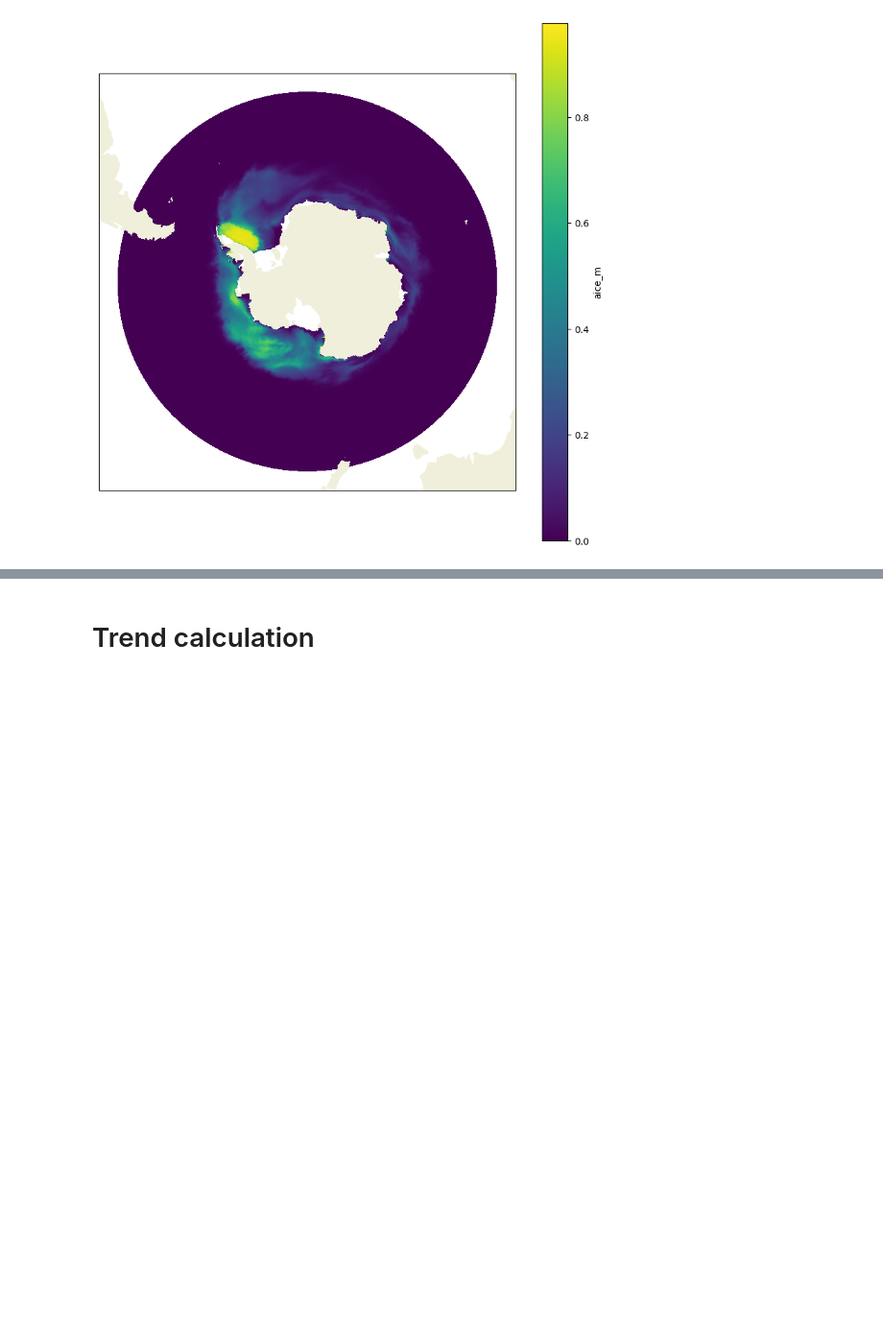
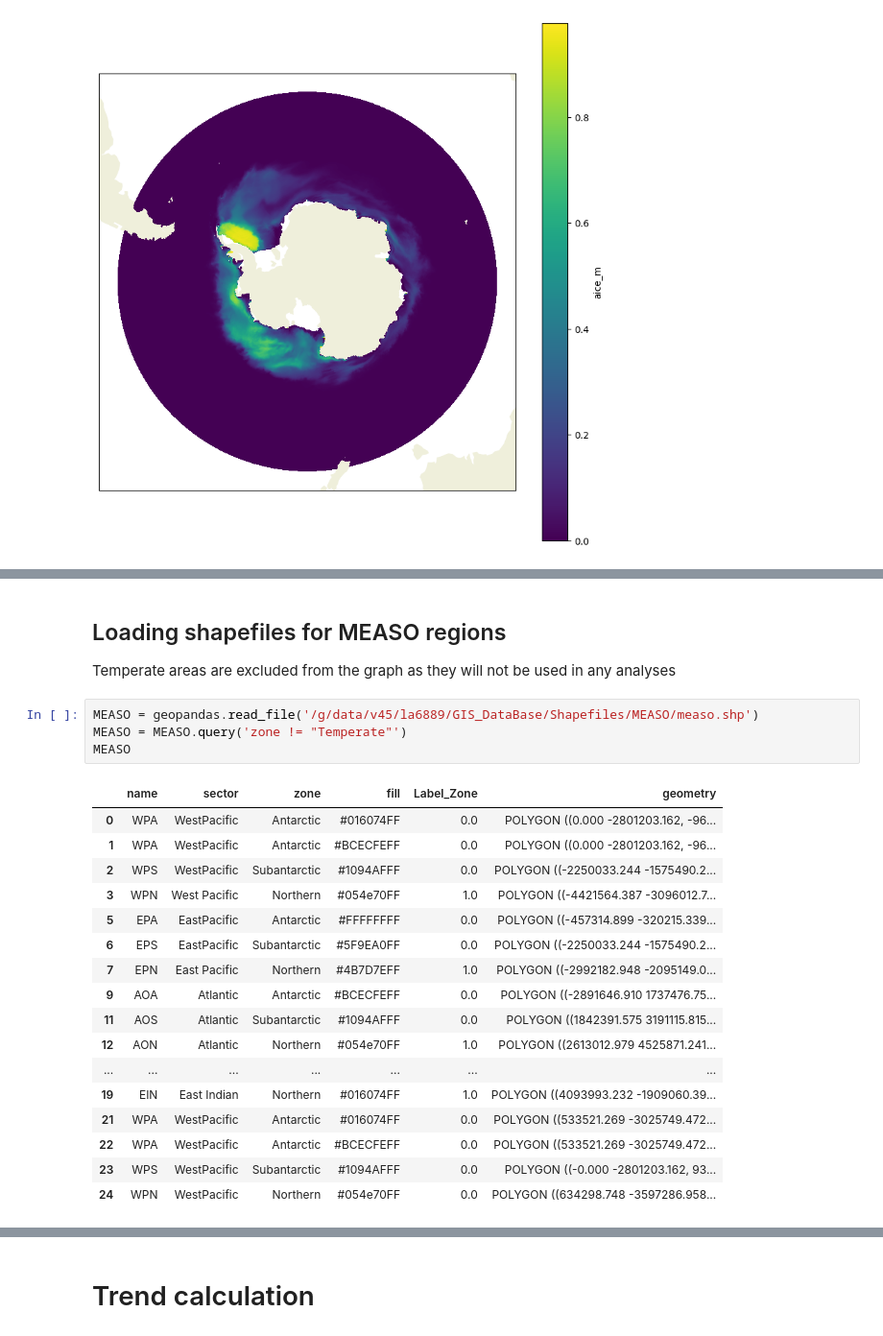
Before and after one commit to lidefi87/ACCESS_scripts_DFA, a Jupyter notebook: Scripts/VariousPlots.ipynb, the cells around one changed output, grey strips where cells are left out. Shown at 96% size. Cells and saved outputs as stored; diff of their text form; blank space fills up the shorter version.

```diff
--- a/Scripts/VariousPlots.ipynb
+++ b/Scripts/VariousPlots.ipynb
@@ -254,0 +266,25 @@ p1.add_feature(cft.LAND)
+# %% [markdown]
+## Loading shapefiles for MEASO regions
+Temperate areas are excluded from the graph as they will not be used in any analyses
+# %%
+MEASO = geopandas.read_file('/g/data/v45/la6889/GIS_DataBase/Shapefiles/MEASO/measo.shp')
+MEASO = MEASO.query('zone != "Temperate"')
+MEASO
+# %% [output]
+|  | name | sector | zone | fill | Label_Zone | geometry |
+| 0 | WPA | WestPacific | Antarctic | #016074FF | 0.0 | POLYGON ((0.000 -2801203.162, -96... |
+| 1 | WPA | WestPacific | Antarctic | #BCECFEFF | 0.0 | POLYGON ((0.000 -2801203.162, -96... |
+| 2 | WPS | WestPacific | Subantarctic | #1094AFFF | 0.0 | POLYGON ((-2250033.244 -1575490.2... |
+| 3 | WPN | West Pacific | Northern | #054e70FF | 1.0 | POLYGON ((-4421564.387 -3096012.7... |
+| 5 | EPA | EastPacific | Antarctic | #FFFFFFFF | 0.0 | POLYGON ((-457314.899 -320215.339... |
+| 6 | EPS | EastPacific | Subantarctic | #5F9EA0FF | 0.0 | POLYGON ((-2250033.244 -1575490.2... |
+| 7 | EPN | East Pacific | Northern | #4B7D7EFF | 1.0 | POLYGON ((-2992182.948 -2095149.0... |
+| 9 | AOA | Atlantic | Antarctic | #BCECFEFF | 0.0 | POLYGON ((-2891646.910 1737476.75... |
+| 11 | AOS | Atlantic | Subantarctic | #1094AFFF | 0.0 | POLYGON ((1842391.575 3191115.815... |
+| 12 | AON | Atlantic | Northern | #054e70FF | 1.0 | POLYGON ((2613012.979 4525871.241... |
+| ... | ... | ... | ... | ... | ... | ... |
+| 19 | EIN | East Indian | Northern | #016074FF | 1.0 | POLYGON ((4093993.232 -1909060.39... |
+| 21 | WPA | WestPacific | Antarctic | #016074FF | 0.0 | POLYGON ((533521.269 -3025749.472... |
+| 22 | WPA | WestPacific | Antarctic | #BCECFEFF | 0.0 | POLYGON ((533521.269 -3025749.472... |
+| 23 | WPS | WestPacific | Subantarctic | #1094AFFF | 0.0 | POLYGON ((-0.000 -2801203.162, 93... |
+| 24 | WPN | WestPacific | Northern | #054e70FF | 0.0 | POLYGON ((634298.748 -3597286.958... |
```
Also changed, not shown: parts of 8 cells of this notebook, 4 other files.
